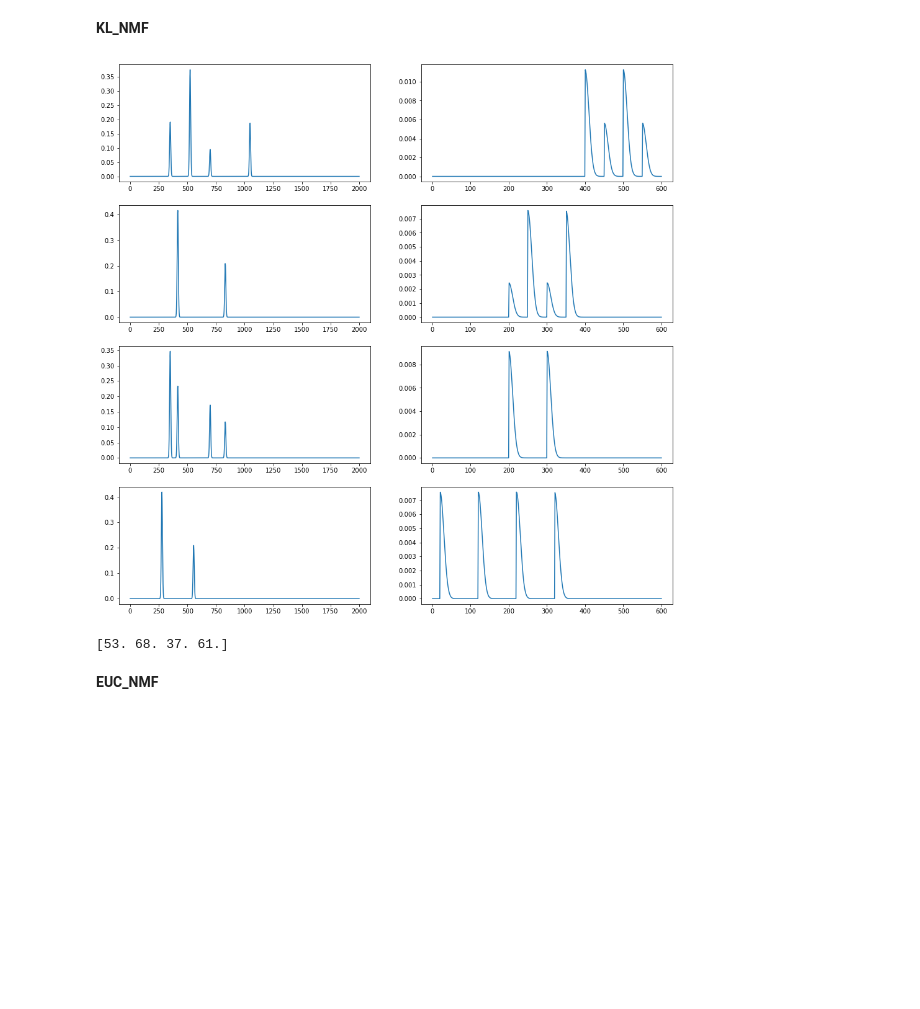
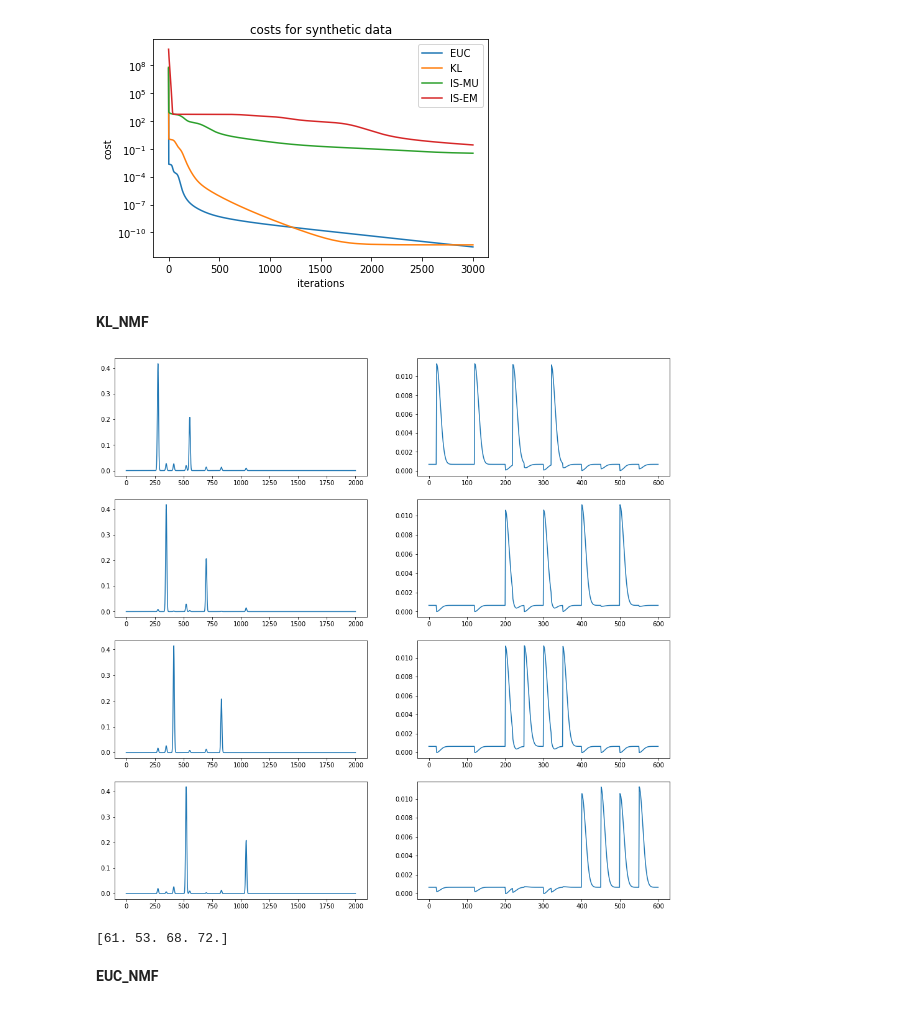
Before and after one commit to mariasoroka/StatisticalMachineLearning, a Jupyter notebook: synthetic_data.ipynb, the cells around one changed output. Cells and saved outputs as stored; diff of their text form; code cells hidden in the pictures; blank space fills up the shorter version.

```diff
--- a/synthetic_data.ipynb
+++ b/synthetic_data.ipynb
@@ -39,9 +60,21 @@ spec = Spectrogram(V, frequencies)
+# %%
+plt.semilogy(costs[0], label="EUC")
+plt.semilogy(costs[1], label="KL")
+plt.semilogy(costs[2], label="IS-MU")
+plt.semilogy(costs[3], label="IS-EM")
+plt.legend()
+plt.title("costs for synthetic data")
+plt.xlabel("iterations")
+plt.ylabel("cost")
+plt.show()
+# %% [output]
+[figure, added]
 # %% [markdown]
 **KL_NMF**
 # %%
 K = 4
 matrix_to_factorize = NMF(V)
-W_, H_, WH_ = matrix_to_factorize.factorize_KL(K, 5000)
+W_, H_, WH_ = matrix_to_factorize.factorize_KL(K, 3000)
 fig, axes = plt.subplots(K, 2, figsize=(8 * 2, K * 4))
 for i in range(K):
     axes[i, 0].plot(frequencies, W_[:, i])
@@ -49,8 +82,8 @@ for i in range(K):
 plt.show()
 print(get_pitches(W_, frequencies)[0])
 # %% [output]
-[figure, old version]
+[figure, new version]
-[53. 68. 37. 61.]
+[61. 53. 68. 72.]
 # %% [markdown]
 **EUC_NMF**
 # %%
```
Also changed, not shown: parts of 7 cells of this notebook, 11 other files.
